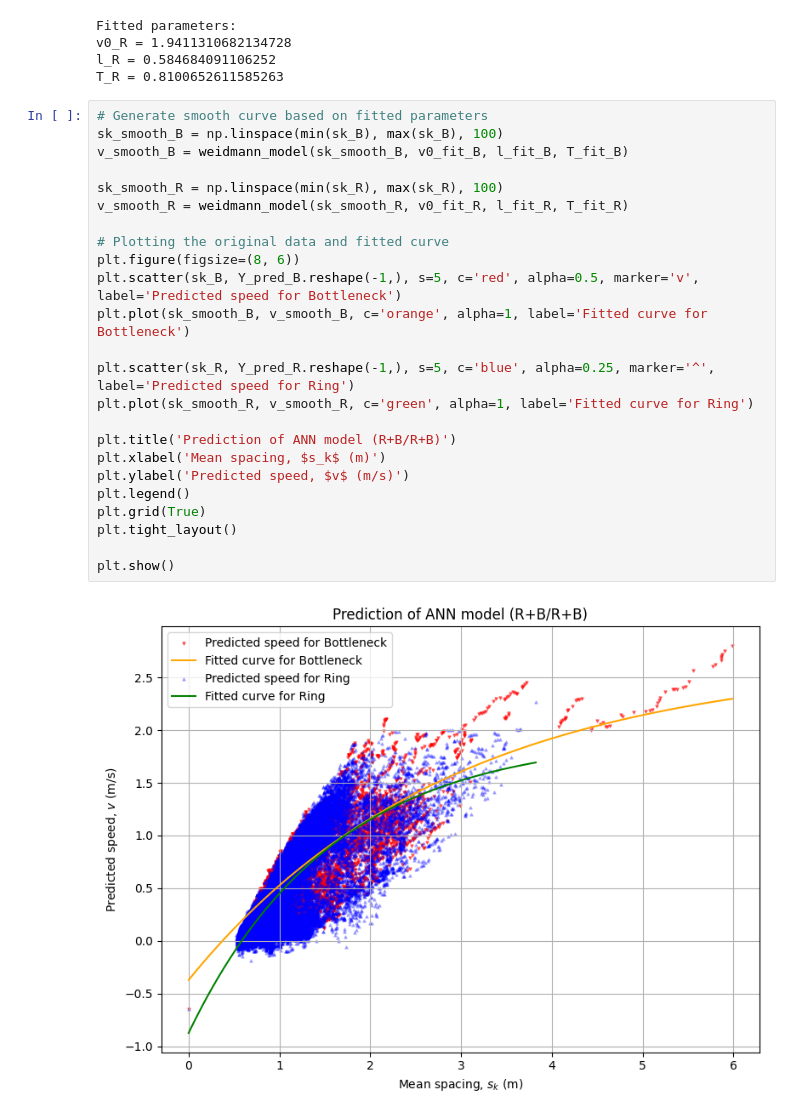
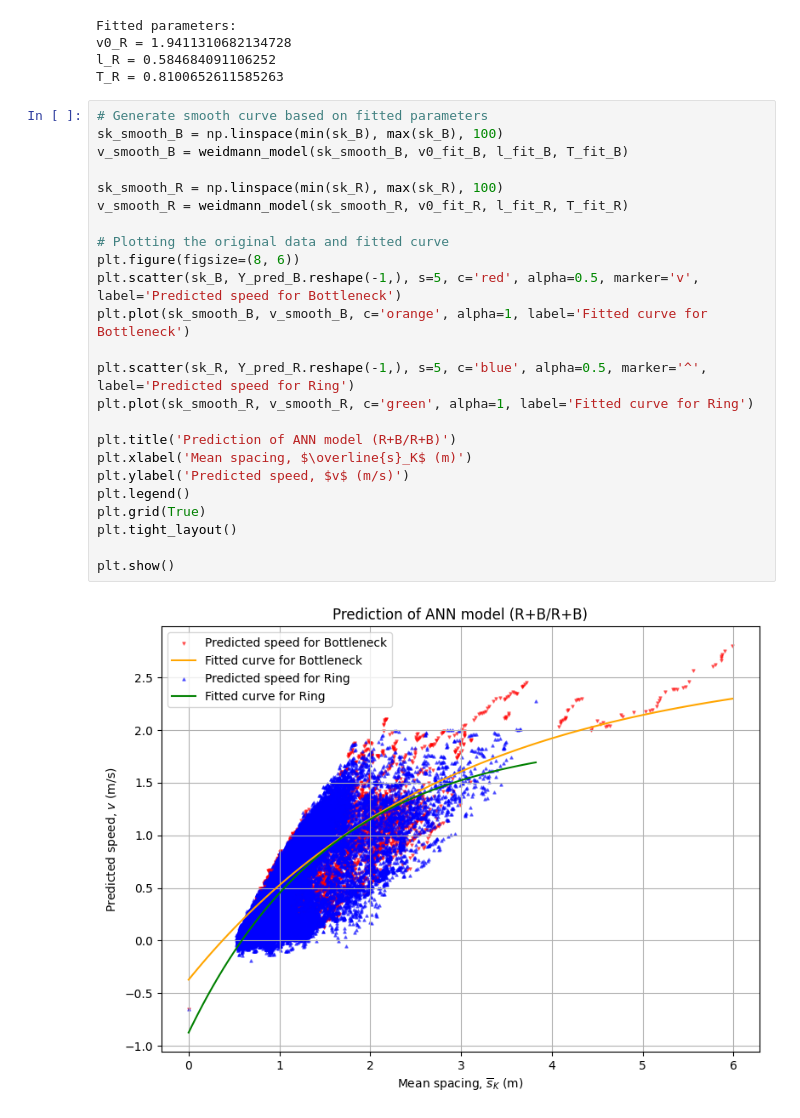
Before and after one commit to jingyi0126/Praktikum_Machine_Learning_in_Crowd_Modelling_and_Simulation, a Jupyter notebook: final project/src/ANN.ipynb, the cells around one changed output. Saved outputs shown, nothing was run; the diff lists cells and outputs as text.

```diff
--- a/final project/src/ANN.ipynb
+++ b/final project/src/ANN.ipynb
@@ -516,26 +516,26 @@ T_R = 0.8100652611585263
 # %%
 # Generate smooth curve based on fitted parameters
 sk_smooth_B = np.linspace(min(sk_B), max(sk_B), 100)
 v_smooth_B = weidmann_model(sk_smooth_B, v0_fit_B, l_fit_B, T_fit_B)
 
 sk_smooth_R = np.linspace(min(sk_R), max(sk_R), 100)
 v_smooth_R = weidmann_model(sk_smooth_R, v0_fit_R, l_fit_R, T_fit_R)
 
 # Plotting the original data and fitted curve
 plt.figure(figsize=(8, 6))
 plt.scatter(sk_B, Y_pred_B.reshape(-1,), s=5, c='red', alpha=0.5, marker='v', label='Predicted speed for Bottleneck')
 plt.plot(sk_smooth_B, v_smooth_B, c='orange', alpha=1, label='Fitted curve for Bottleneck')
 
-plt.scatter(sk_R, Y_pred_R.reshape(-1,), s=5, c='blue', alpha=0.25, marker='^', label='Predicted speed for Ring')
+plt.scatter(sk_R, Y_pred_R.reshape(-1,), s=5, c='blue', alpha=0.5, marker='^', label='Predicted speed for Ring')
 plt.plot(sk_smooth_R, v_smooth_R, c='green', alpha=1, label='Fitted curve for Ring')
 
 plt.title('Prediction of ANN model (R+B/R+B)')
-plt.xlabel('Mean spacing, $s_k$ (m)')
+plt.xlabel('Mean spacing, $\overline{s}_K$ (m)')
 plt.ylabel('Predicted speed, $v$ (m/s)')
 plt.legend()
 plt.grid(True)
 plt.tight_layout()
 
 plt.show()
 # %% [output]
-[figure, old version]
+[figure, new version]
```
Also changed, not shown: parts of 1 cell of this notebook.
